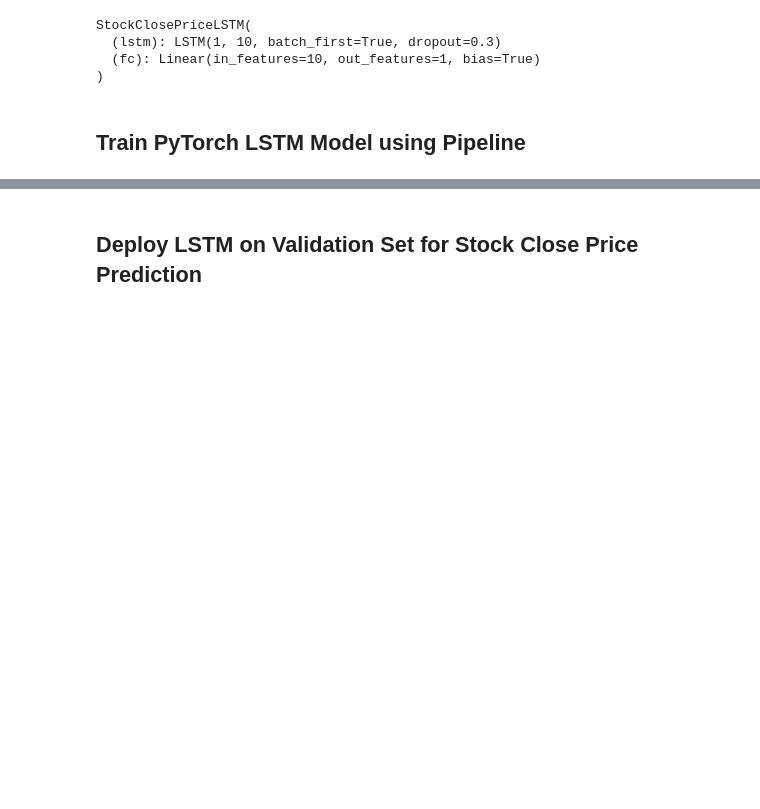
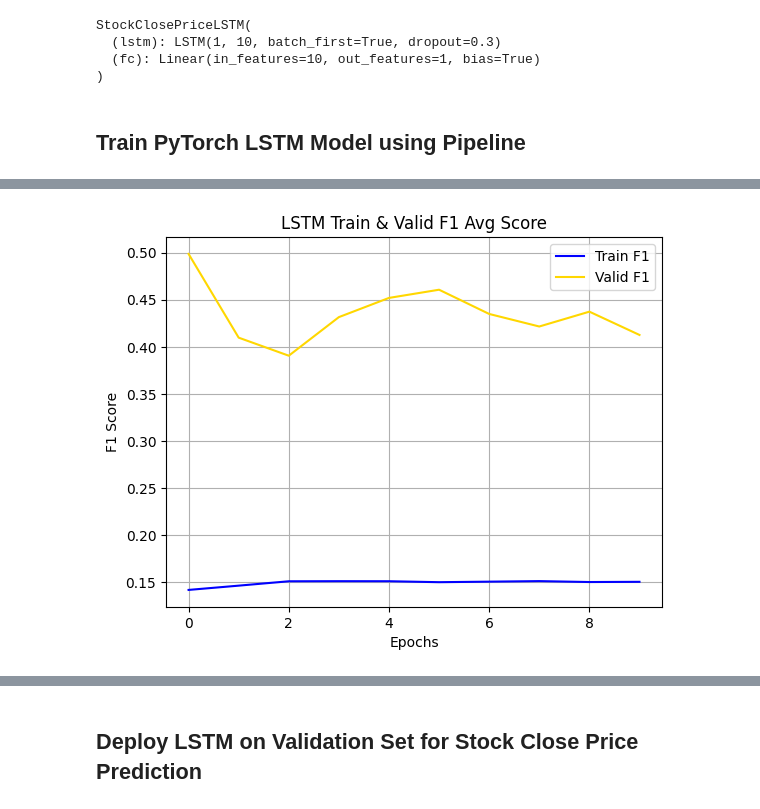
Before and after one commit to Financial-AI/Stock-Recommender-System, a Jupyter notebook: Notebooks/Stock_Price_Pred_EndToEnd_MLApp_JGuzman_112023.ipynb, the cells around one changed output, grey strips where cells are left out. Saved outputs shown, nothing was run; the diff lists cells and outputs as text; code cells hidden in the pictures; blank space fills up the shorter version.

```diff
--- a/Notebooks/Stock_Price_Pred_EndToEnd_MLApp_JGuzman_112023.ipynb
+++ b/Notebooks/Stock_Price_Pred_EndToEnd_MLApp_JGuzman_112023.ipynb
@@ -809,3 +825,8 @@ pytorch_utility.plot_loss_curves(train_rmse_loss_avg_values, valid_rmse_loss_avg
+# %%
+pytorch_utility.plot_f1_curves(train_f1_avg_values, valid_f1_avg_values,
+                                 "LSTM Train & Valid F1 Avg Score", f"{dataset_name}/lstm_stock_close/graphs/lstm_train_valid_f1_avg_curves.jpg")
+# %% [output]
+[figure, added]
 # %%
 final_train_rmse = min(train_rmse_loss_avg_values)
 print(f"LSTM: final_train Min RMSE = {final_train_rmse}")
```
Also changed, not shown: parts of 33 cells of this notebook.
